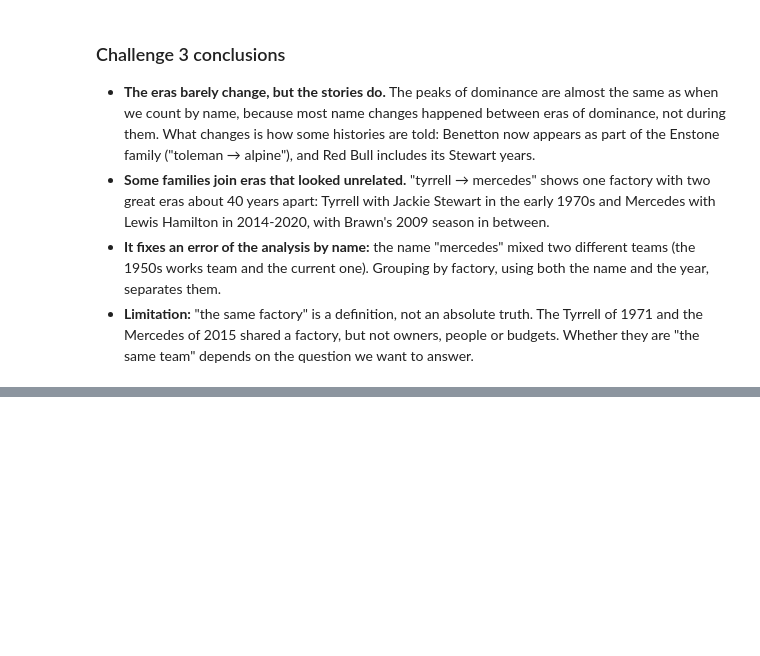
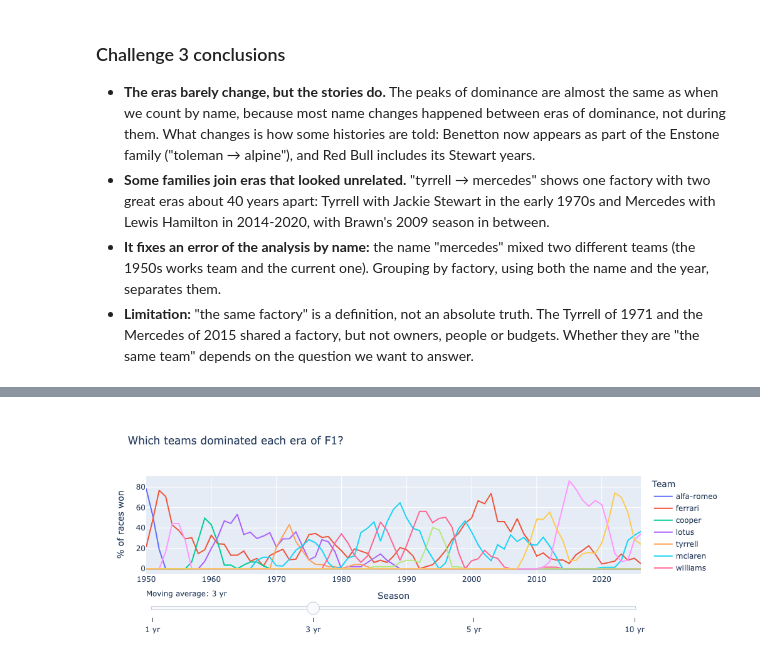
Before and after one commit to AliR-lab/f1-analytics, a Jupyter notebook: notebooks/01_dominant_teams.ipynb, the cells around one changed output, grey strips where cells are left out. Cells and saved outputs as stored; diff of their text form; code cells hidden in the pictures; blank space fills up the shorter version.

```diff
--- a/notebooks/01_dominant_teams.ipynb
+++ b/notebooks/01_dominant_teams.ipynb
@@ -542,0 +581,20 @@ plt.show()
+# %%
+steps = []
+
+for w in windows:
+    visibility = []
+    for ww in windows:
+        for team in order:
+            visibility.append(ww == w)
+    steps.append(dict(label=f"{w} yr", method="update", args=[{"visible": visibility}]))
+
+fig.update_layout(
+    sliders=[dict(active=1, currentvalue={"prefix": "Moving average: "}, steps=steps)],
+    title="Which teams dominated each era of F1?",
+    xaxis_title="Season",
+    yaxis_title="% of races won",
+    legend_title="Team",
+)
+fig.show()
+# %% [output]
+[figure, added]
```
Also changed, not shown: parts of 7 cells of this notebook, 4 other files.
